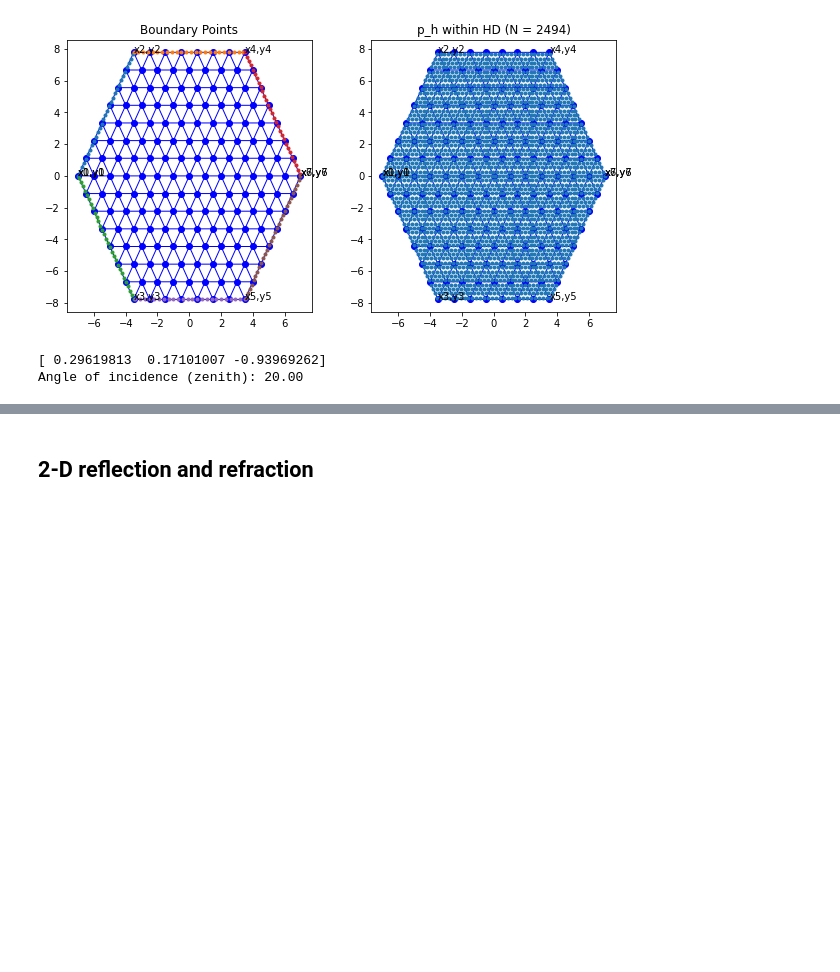
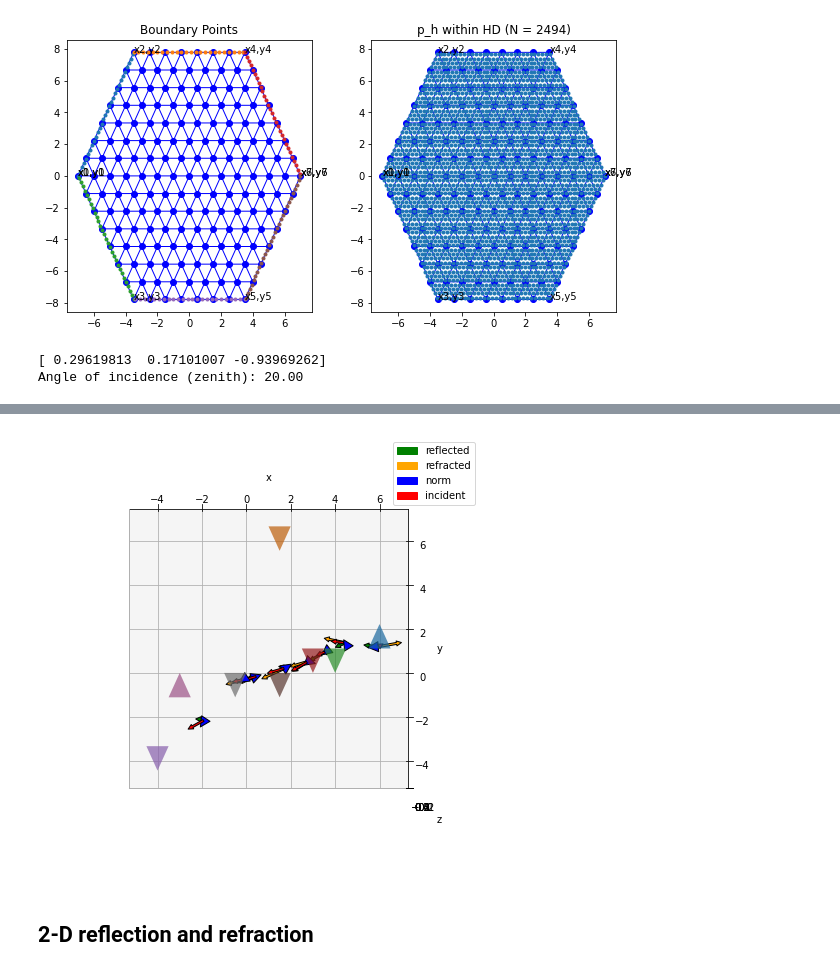
Before and after one commit to pakhuiying/wave_simulation, a Jupyter notebook: Cox_Munk_wave.ipynb, the cells around one changed output, grey strips where cells are left out. Saved outputs shown, nothing was run; the diff lists cells and outputs as text; code cells hidden in the pictures; blank space fills up the shorter version.

Commit message:
saved and load daughterrays, and plot multiple scattering

```diff
--- a/Cox_Munk_wave.ipynb
+++ b/Cox_Munk_wave.ipynb
@@ -1188,0 +1171,3 @@ multiple_scattering
+# %%
+data_list = rt.load_daughter_rays(
+    save_fp = join(r"D:\PAKHUIYING\Image_processing\wave_simulation","save_DR"))
@@ -1189,3 +1194,7 @@ multiple_scattering
+# %%
+rt.plot_daughter_rays(data_list[0][195],elev=90,azim=270)
+# %% [output]
+[figure, added]
 # %% [markdown]
 ## 2-D reflection and refraction
 # %%
```
Also changed, not shown: parts of 8 cells of this notebook, 4 other files.
